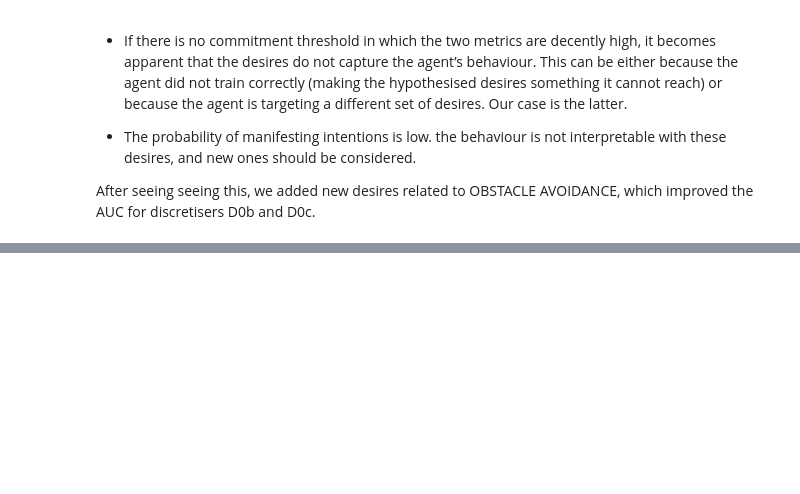
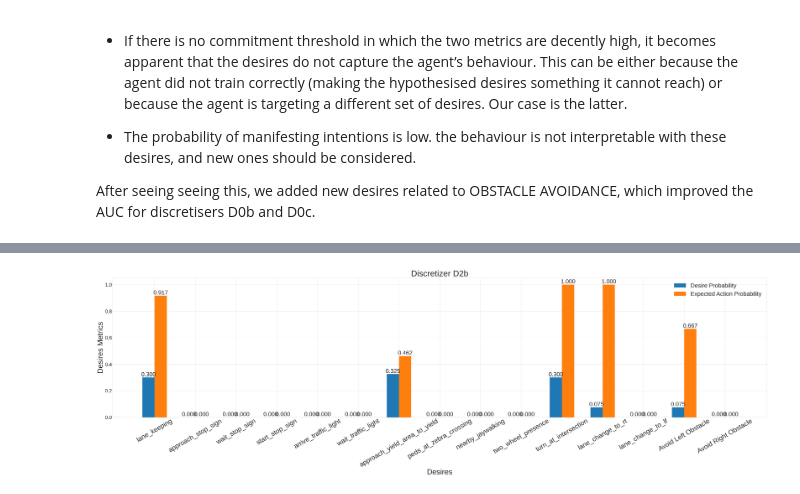
Before and after one commit to SaraMo14/nuscenes-pg, a Jupyter notebook: test_intentions.ipynb, the cells around one changed output, grey strips where cells are left out. Saved outputs shown, nothing was run; the diff lists cells and outputs as text; code cells hidden in the pictures; blank space fills up the shorter version.

```diff
--- a/test_intentions.ipynb
+++ b/test_intentions.ipynb
@@ -291,0 +334,41 @@ The AUC for Discretizer D1b is: -0.1685
+# %%
+import pandas as pd
+intentions_data = {}
+desires_data = {}
+discretizer_id = '2b'
+scene_token = '0053e9c440a94c1b84bd9c4223efc4b0'
+city = "boston-seaport"
+env = SelfDrivingEnvironment(city)
+disc = AVDiscretizerD2(env, vel_discretization='multiple',id=discretizer_id)
+pg = PG.PolicyGraph(env, disc)
+dtype_dict = {
+        'modality': 'category',  # for limited set of modalities, 'category' is efficient
+        'scene_token': 'str',
+        'steering_angle': 'float64',
+        'rain': 'int',
+        'night':'int',
+        'location': 'str',
+        'timestamp': 'str',  # To enable datetime operations
+        'rotation': 'object',  # Quaternion (lists)
+        'x': 'float64',
+        'y': 'float64',
+        'z': 'float64',
+        'yaw': 'float64',
+        'velocity': 'float64',
+        'acceleration': 'float64',
+        'yaw_rate': 'float64'
+    }
+df = pd.read_csv('/home/saramontese/Desktop/MasterThesis/example/dataset/data/sets/nuscenes/full_v1.0-trainval_lidar_1_10.csv', dtype=dtype_dict, parse_dates=['timestamp'])
+df = df[df['location'] == city]
+df = df[df['scene_token']==scene_token]
+pg = pg.fit(df, update=False, verbose=True)
+
+
+ii = IntentionIntrospector(desires, pg)
+
+desires_data[discretizer_id] = ii.find_desires()
+print(desires_data[discretizer_id])
+intentions_data[discretizer_id] = ii.find_intentions( commitment_threshold) #{desire.name: [self.get_intention_metrics(commitment_threshold, desire)] for desire in self.desires}
+intentions_data[discretizer_id]['any']=ii.get_intention_metrics(commitment_threshold,any)
+print(intentions_data[discretizer_id])
+print()
@@ -291,0 +402,5 @@ The AUC for Discretizer D1b is: -0.1685
+# %%
+for discretizer in desires_data.keys():
+    show_metrics(desires_data[discretizer], discretizer, type = 'Desire')
+# %% [output]
+[figure, added]
```
Also changed, not shown: parts of 23 cells of this notebook, 6 other files.
